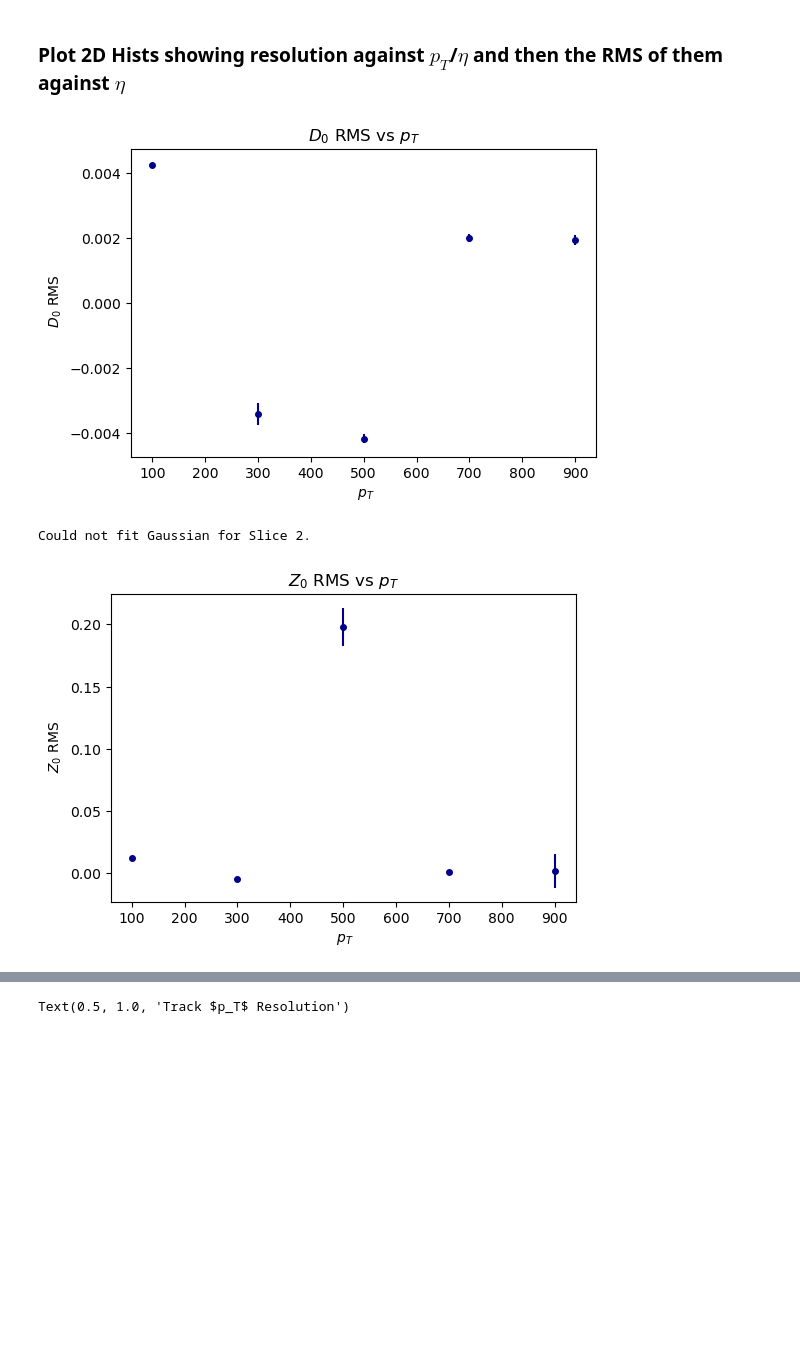
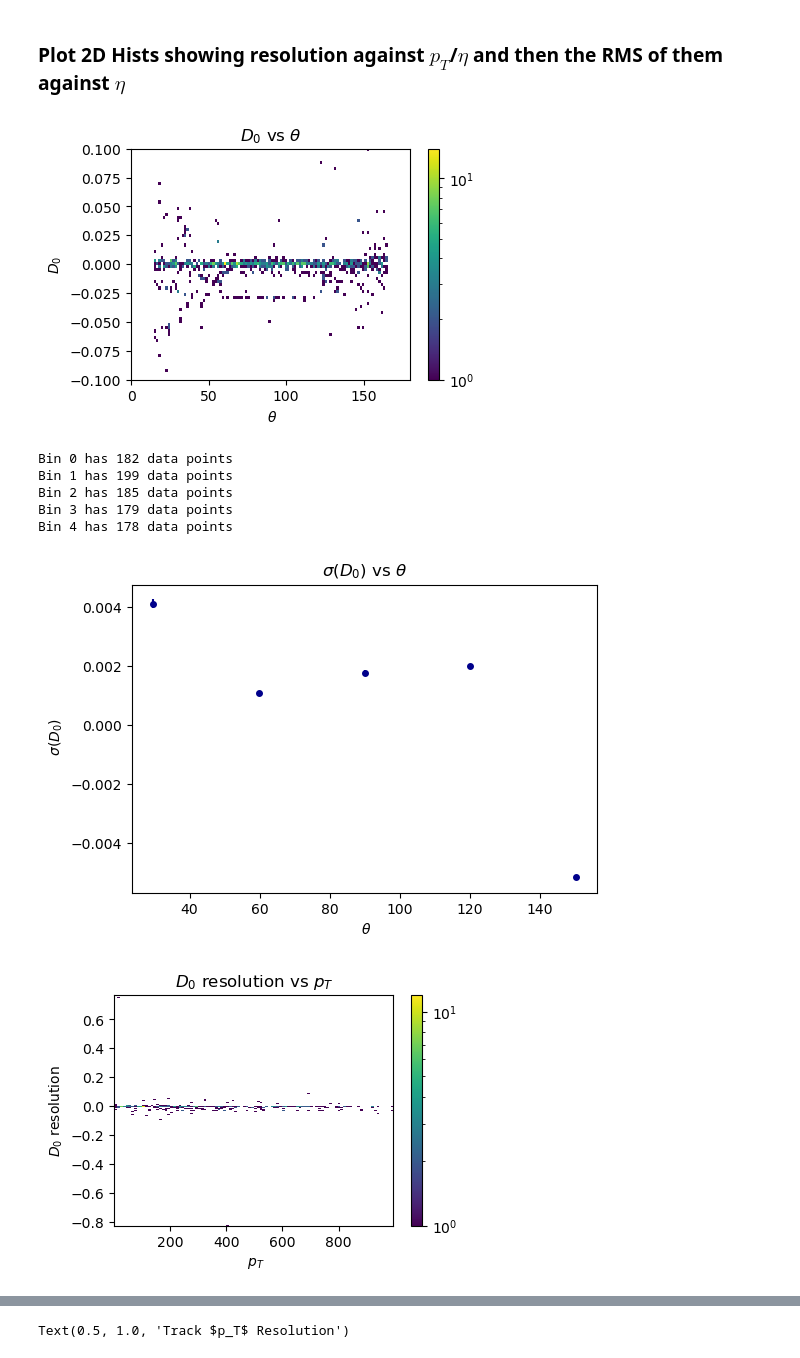
Before and after one commit to kdp-lab/maia_detector_paper, a Jupyter notebook: json_analysis.ipynb, the cells around one changed output, grey strips where cells are left out. Cells and saved outputs as stored; diff of their text form; code cells hidden in the pictures; blank space fills up the shorter version.

```diff
--- a/json_analysis.ipynb
+++ b/json_analysis.ipynb
@@ -116,7 +118,7 @@ print(theta_match)
 # %% [markdown]
 ### Binning impact parameters by $p_T$
 # %%
-pT_ranges = [1, 5, 50, 200, np.inf]  # The last value should be np.inf to cover 200+ GeV
+pT_ranges = [1,100, 500, np.inf]  # The last value should be np.inf to cover 200+ GeV
 
 # Define relaxed cutoffs for lower pT ranges
 pT_d0_cutoffs = [0.8, 0.7, 0.6, 0.5]  # Example: 1-5 GeV, 5-50 GeV, 50-200 GeV
@@ -125,6 +127,7 @@ pT_z0_cutoffs = [1.8, 1.7, 1.6, 1.5]  # Example: 1-5 GeV, 5-50 GeV, 50-200 GeV
 # Initialize the target arrays with NaN values to preserve the dtype
 d0_masked = []
 z0_masked = []
+pt_res_masked = []
 pt_masked_d0 = []
 pt_masked_z0 = []
 theta_masked_d0 = []
@@ -141,19 +144,27 @@ for i in range(len(pT_ranges) - 1):
     # Apply resolution cutoffs for d0 and z0
     d0_cutoff = np.array([x[0] < pT_d0_cutoffs[i] for x in d0_res_match])
     z0_cutoff = np.array([x[0] < pT_z0_cutoffs[i] for x in z0_res_match])
-    d0_mask = mask & d0_cutoff
-    z0_mask = mask & z0_cutoff
+    theta_cutoff = np.array([70 <= x[0] < 110 for x in theta_match])
+    d0_mask = mask & d0_cutoff #& theta_cutoff
+    z0_mask = mask & z0_cutoff & theta_cutoff
     # Create subsets of data for the current pT range and apply the resolution cutoffs
     #pT_subset = pt_match[mask]
     d0_masked.append(d0_res_match[d0_mask])
     z0_masked.append(z0_res_match[z0_mask])
+    dpT_pt = []
+    for x, y in zip(pt_res[d0_mask], pt_match[d0_mask]):
+        dpT_pt.append([x[0] / y[0]])
+    pt_res_masked.append(dpT_pt)
     pt_masked_d0.append(pt_match[d0_mask])
     pt_masked_z0.append(pt_match[z0_mask])
     theta_masked_d0.append(theta_match[d0_mask])
     theta_masked_z0.append(theta_match[z0_mask])
-
-print(len(d0_masked))
-print(d0_res_match[mask])
-for i in range(len(d0_masked)):
-    print(d0_masked[i])
+    print('# of points in pT range', pT_min, '-', pT_max, '=', len(theta_match[d0_mask]))
+print(pt_res_masked)
+print(theta_masked_d0)
+# print(len(d0_masked))
+# print(len(theta_masked_d0))
+# for i in range(len(d0_masked)):
+#     print(len(d0_masked[i]))
+#     print(len(theta_masked_d0[i]))
 # %% [output]
@@ -388,38 +431,43 @@ Sigma from Fit: 0.005303746537206695
 # %%
 # # Histogram for mcp_eta
 # plt.figure(figsize=(6, 3))
 
 # plt.subplot(1, 2, 1)
 # plt.hist((mcp_eta), bins=50, color='green')
 # plt.xlabel('MCP $\\eta$')
 # plt.ylabel('Count')
 # plt.title('MCP $\\eta$ Distribution')
 
 # # Histogram for mcp_phi
 # plt.subplot(1, 2, 2)
 # plt.hist((mcp_phi), bins=50, color='red')
 # plt.xlabel('MCP $\\phi$')
 # plt.ylabel('Count')
 # plt.title('MCP $\\phi$ Distribution')
 
 # # Adjust subplot spacing
 # plt.tight_layout()
 
 pt_xlim = [0, 1000]
 rms_bins = 5
-#plot2DHistogram(theta_match, d0_res_match, bins=(100,600), label=r"$D_0$ resolution vs $\theta$; $\theta$;$D_0$ resolution", xlim = (0,180), ylim = (-0.1,0.1))
-#plotrms(theta_match, d0_res_match, bins=rms_bins, label=r"$D_0$ RMS vs $\theta$; $\theta$; $D_0$ RMS")
-#plot2DHistogram(pt_match, d0_res_match, bins=(100,600), label=r"$D_0$ resolution vs $p_T$; $p_T$;$D_0$ resolution")#, xlim = (0,1000), ylim = (-0.1,0.1))
-plotrms(pt_match, d0_res_match, bins=rms_bins, label=r"$D_0$ RMS vs $p_T$; $p_T$; $D_0$ RMS", xlim = pt_xlim)
+plot2DHistogram(theta_match, d0_res_match, bins=(100,600), label=r"$D_0$ vs $\theta$; $\theta$;$D_0$", xlim = (0,180), ylim = (-0.1,0.1))
+plotrms(theta_match, d0_res_match, bins=rms_bins, label=r"$\sigma(D_0)$ vs $\theta$; $\theta$; $\sigma(D_0)$")
+plot2DHistogram(pt_match, d0_res_match, bins=(100,600), label=r"$D_0$ resolution vs $p_T$; $p_T$;$D_0$ resolution")#, xlim = (0,1000), ylim = (-0.1,0.1))
+plotrms(pt_match[d0_cutoff & theta_cutoff], d0_res_match[d0_cutoff & theta_cutoff], bins=rms_bins, label=r"$\sigma(D_0)$ vs $p_T$; $p_T$; $\sigma(D_0)$", xlim = pt_xlim)
 # plot2DHistogram(eta_match, z0_res_match, bins=(100,1000), label=r"$Z_0$ resolution vs $\eta$; $\eta$;$Z_0$ resolution", xlim = (-3,3), ylim = (-0.1,0.1))
-# plotrms(eta_match, z0_res_match, bins=rms_bins, label=r"$Z_0$ RMS vs $\eta$; $\eta$; $Z_0$ RMS")
+plotrms(eta_match, z0_res_match, bins=rms_bins, label=r"$\sigma(Z_0)$ vs $\eta$; $\eta$; $\sigma(Z_0)$")
 # plot2DHistogram(pt_match, z0_res_match, bins=(100,1000), label=r"$Z_0$ resolution vs $p_T$; $p_T$;$Z_0$ resolution", xlim = (0,1000), ylim = (-0.1,0.1))
-plotrms(pt_match, z0_res_match, bins=rms_bins, label=r"$Z_0$ RMS vs $p_T$; $p_T$; $Z_0$ RMS", xlim = pt_xlim)
-# plot2DHistogram(pt_match, pt_res, bins=(100,10000), label=r"$p_T$ resolution vs $p_T$; $p_T$;$p_T$ resolution", xlim = (0,1000), ylim = (-0.5,0.5))
-plotrms(pt_match, pt_res, bins=rms_bins, label=r"$p_T$ RMS vs $p_T$; $p_T$; $p_T$ RMS", xlim = pt_xlim)
+plotrms(pt_match, z0_res_match, bins=rms_bins, label=r"$\sigma(Z_0)$ vs $p_T$; $p_T$; $\sigma(Z_0)$", xlim = pt_xlim)
+plot2DHistogram(pt_match, pt_res, bins=(100,10000), label=r"$p_T$ resolution vs $p_T$; $p_T$;$p_T$ resolution", xlim = (0,1000), ylim = (-0.5,0.5))
+plotrms(pt_match, pt_res, bins=rms_bins, label=r"$\sigma(p_T)$ vs $p_T$; $p_T$; $\sigma(p_T)$", xlim = pt_xlim)
 # plot2DHistogram(eta_match, pt_res, bins=(100,10000), label=r"$p_T$ resolution vs $\eta$; $\eta$;$p_T$ resolution", xlim = (-3,3), ylim = (-0.5,0.5))
-# plotrms(eta_match, pt_res, bins=rms_bins, label=r"$p_T$ RMS vs $\eta$; $\eta$; $p_T$ RMS")
+plotrms(eta_match, pt_res, bins=rms_bins, label=r"$\sigma(p_T)$ vs $\eta$; $\eta$; $\sigma(p_T)$")
 # %% [output]
-[figure, old version]
+[figure, new version]
-Could not fit Gaussian for Slice 2.
+Bin 0 has 182 data points
+Bin 1 has 199 data points
+Bin 2 has 185 data points
+Bin 3 has 179 data points
+Bin 4 has 178 data points
-[figure, old version]
+[figure, new version]
+[figure, new version]
```
Also changed, not shown: parts of 9 cells of this notebook, 1 other file.
